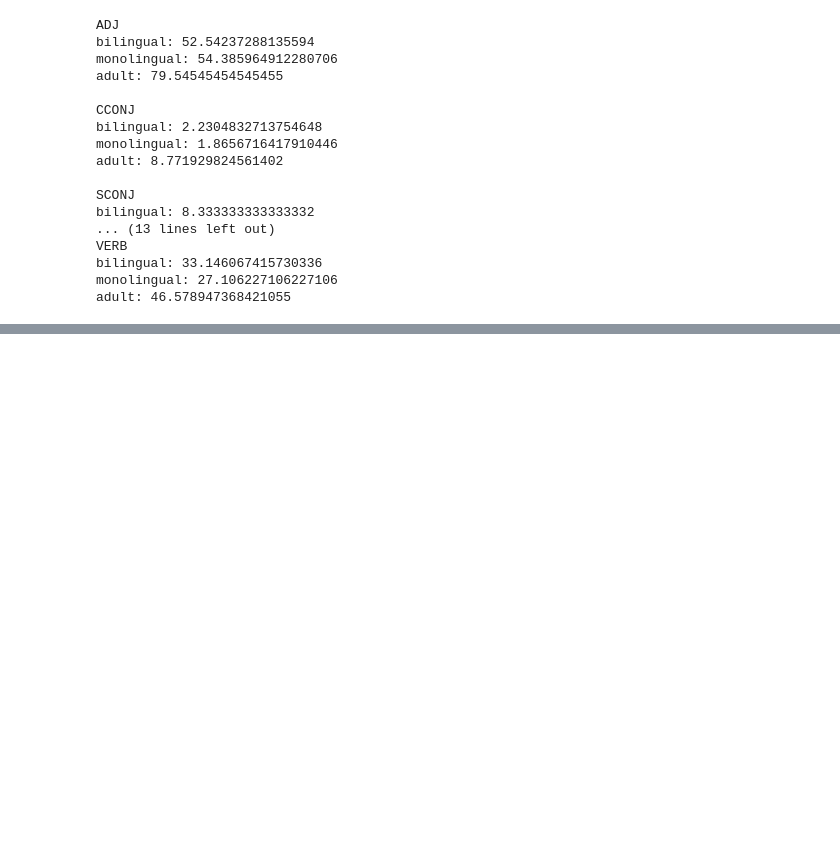
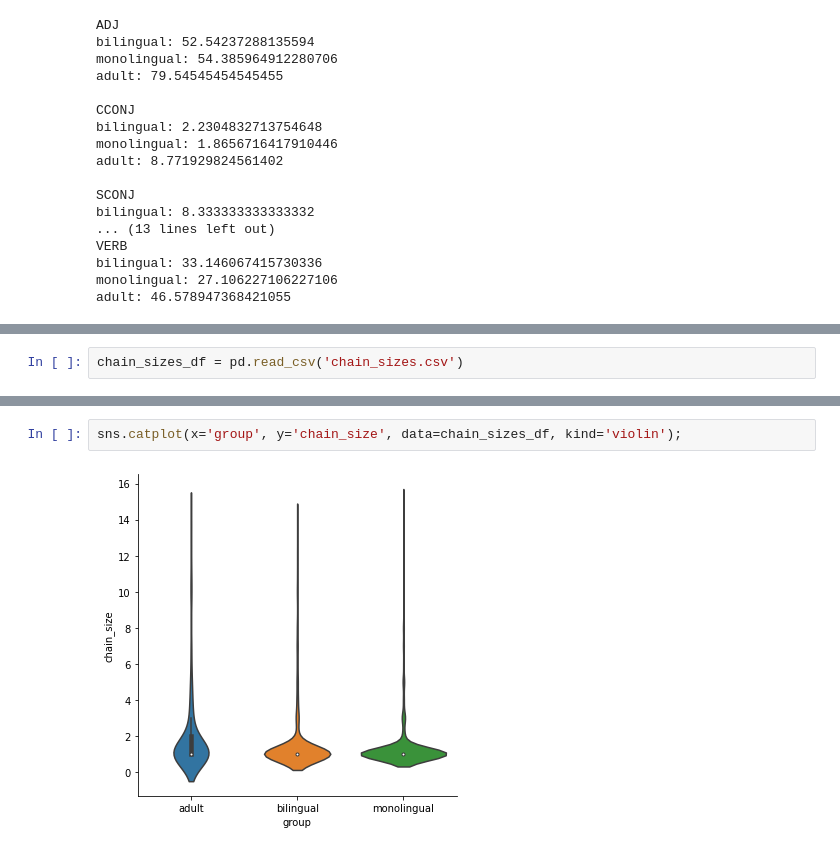
Before and after one commit to BunnyNoBugs/narratives-2021, a Jupyter notebook: syntax_analysis.ipynb, the cells around one changed output, grey strips where cells are left out. Saved outputs shown, nothing was run; the diff lists cells and outputs as text; blank space fills up the shorter version.

Commit message:
add chain sizes graphs

```diff
--- a/syntax_analysis.ipynb
+++ b/syntax_analysis.ipynb
@@ -380,0 +353,2 @@ adult: 46.578947368421055
+# %%
+chain_sizes_df = pd.read_csv('chain_sizes.csv')
@@ -380,0 +363,4 @@ adult: 46.578947368421055
+# %%
+sns.catplot(x='group', y='chain_size', data=chain_sizes_df, kind='violin');
+# %% [output]
+[figure, added]
```
Also changed, not shown: parts of 7 cells of this notebook, 2 other files.
